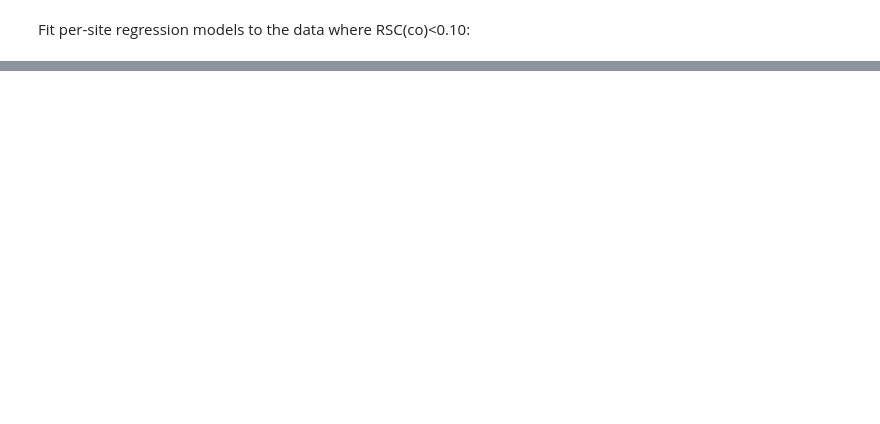
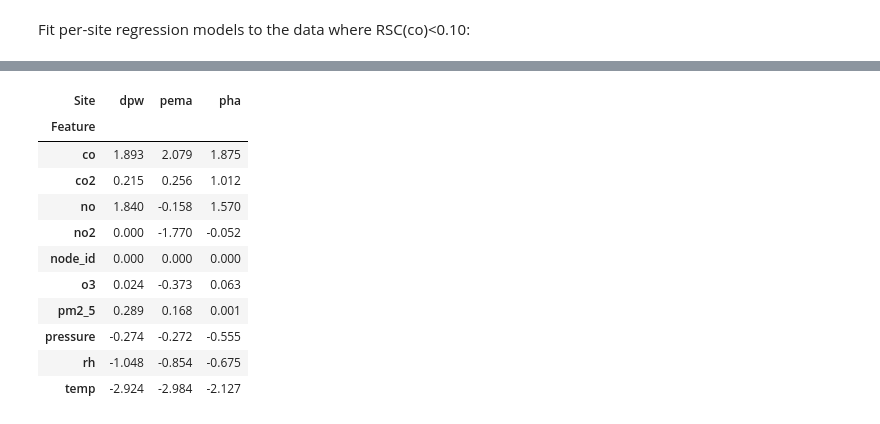
Before and after one commit to dwoodilla/bpp-scripts, a Jupyter notebook: BEACO2N_CO_calibration.ipynb, the cells around one changed output, grey strips where cells are left out. Cells and saved outputs as stored; diff of their text form; code cells hidden in the pictures; blank space fills up the shorter version.

Commit message:
cleaned up graphs + comments

```diff
--- a/BEACO2N_CO_calibration.ipynb
+++ b/BEACO2N_CO_calibration.ipynb
@@ -18,18 +19,28 @@ reference_files = glob("./reference_measurements/*.csv")
 reference = {os.path.splitext(os.path.basename(f))[0] : pd.read_csv(f) for f in reference_files}
 
 # Clean measurement and reference data.
+
 def clean_measurement(df: pd.DataFrame) -> pd.DataFrame :
+    # Store time in Pandas datetime format.
     df = df.rename(columns={"datetime":"timestamp", "co2_raw":"co2"})
     df["timestamp"] = pd.to_datetime(df["timestamp"], utc=True).dt.round("h")
+
+    # Drop redundant time columns
     df = df.drop(columns=[col for col in ["local_timestamp", "epoch", "node_file_id"] if col in df.columns])
-    wrk_aux_cols = df.filter(regex=r"_wrk_aux").columns
+
+    # For all columns suffixed by "_wrk_aux", convert from Volts to milliVolts (*1000) and remove suffix
+    wrk_aux_cols = df.filter(regex=r"_wrk_aux$").columns
     df[wrk_aux_cols] *= 1000
     df.rename(columns= {col : col.replace("_wrk_aux", "") for col in wrk_aux_cols}, inplace=True)
+
+    # Drop all datapoints with incomplete data (e.g. missing co measurement)
     df = df.dropna()
     return df
 
-measurement = {key: clean_measurement(df) for key, df in measurement.items()}
+# Clean each site's dataframe
+measurement = {site: clean_measurement(df) for site, df in measurement.items()}
 
+# Clean data for reference (QuantAQ) analogously
 def clean_reference(df: pd.DataFrame) -> pd.DataFrame :
     df = df.drop(columns=[col for col in ["period_start", "period_end", "period_end_utc", "sn"] if col in df.columns])
     df = df.rename(columns={"period_start_utc": "timestamp", "pm25": "pm2_5"})
@@ -39,9 +50,9 @@ def clean_reference(df: pd.DataFrame) -> pd.DataFrame :
 
 reference = {key: clean_reference(df) for key, df in reference.items()}
 
-# Merge measurement and reference data by site into one list of site dataframes.
-merged = {key : pd.merge(measurement[key], reference[key], on="timestamp", how="inner", suffixes=("_meas","_ref")).dropna()
-          for key in reference.keys()}
+# # Merge measurement and reference data by site into one list of site dataframes.
+# merged = {key : pd.merge(measurement[key], reference[key], on="timestamp", how="inner", suffixes=("_meas","_ref")).dropna()
+#           for key in reference.keys()}
 # %% [markdown]
 Find time intervals when RSD(co) < .10 for all reference sensors in the network:
 # %%
@@ -210,0 +127,68 @@ dpw     R^2:  0.9826169878421204
+# %%
+fig = make_subplots(rows=1, cols=3, subplot_titles=[f"{site}: R^2={models[site].score(x_test[site], y_test[site]):.4f}" for site in refsites])
+fig_ledgend = {"Corrected CO":"blue", "Uncorrected CO":"red"}
+hover_vals = {"Corrected CO":
+            'Reference CO: %{x}<br>' +
+            'Corrected CO:%{y}<br>' +
+            'Timestamp: %{customdata}<extra></extra>',
+            "Uncorrected CO":
+            'Reference CO: %{x}<br>' +
+            'Uncorrected CO:%{y}<br>' +
+            'Timestamp: %{customdata}<extra></extra>'}
+for i, site in enumerate(refsites):
+    # Plot each site's data in a subplot
+    showledgend = (i==1)
+    y_uncorrected = measurement[site].sort_values(by="timestamp")["co"]
+    for label in fig_ledgend.keys():
+        # Plot corrected and uncorrected CO data for each site
+        fig.add_trace(go.Scatter(
+            x=y_test[site],
+            y = y_pred[site] if label=="Corrected CO" else y_uncorrected,
+            mode='markers',
+            name=label,
+            marker_color=fig_ledgend[label],
+            showlegend=showledgend,
+            customdata=common_timestamps.sort_values(),
+            hovertemplate=hover_vals[label]
+        ),
+        row=1, col=(i+1))
+
+    min_val = min(y_test[site].min(), y_pred[site].min(), y_uncorrected.min())
+    max_val = max(y_test[site].max(), y_pred[site].max(), y_uncorrected.max())
+    fig.add_shape(
+        type='line',
+        x0=min_val, y0=min_val,
+        x1=max_val, y1=max_val,
+        line=dict(color='red', dash='dash'),
+        name='1:1 Line',
+        row=1, col=(i+1)
+    )
+    fig.update_layout(
+        title="Corrected BEACO2N CO data at reference sites:",
+        xaxis_title="Reference CO (mV)",
+        yaxis_title="Measured CO (mV)",
+        legend_title="Legend",
+    )
+    fig.update_xaxes(title_text="Reference CO (mV)")
+
+fig.show()
+# Collect coefficients for each site into a DataFrame for tabular display
+coef_table = []
+for site, model in models.items():
+    for name, coef in zip(x_train[site].columns, model.coef_):
+        coef_table.append({'Site': site, 'Parameter': name, 'Coefficient': coef})
+coef_df = pd.DataFrame(coef_table)
+display(coef_df.pivot(index='Feature', columns='Site', values='Coefficient').round(3))
+# %% [output]
+| Site | dpw | pema | pha |
+| Feature |  |  |  |
+| co | 1.893 | 2.079 | 1.875 |
+| co2 | 0.215 | 0.256 | 1.012 |
+| no | 1.840 | -0.158 | 1.570 |
+| no2 | 0.000 | -1.770 | -0.052 |
+| node_id | 0.000 | 0.000 | 0.000 |
+| o3 | 0.024 | -0.373 | 0.063 |
+| pm2_5 | 0.289 | 0.168 | 0.001 |
+| pressure | -0.274 | -0.272 | -0.555 |
+| rh | -1.048 | -0.854 | -0.675 |
+| temp | -2.924 | -2.984 | -2.127 |
```
Also changed, not shown: parts of 4 cells of this notebook.
